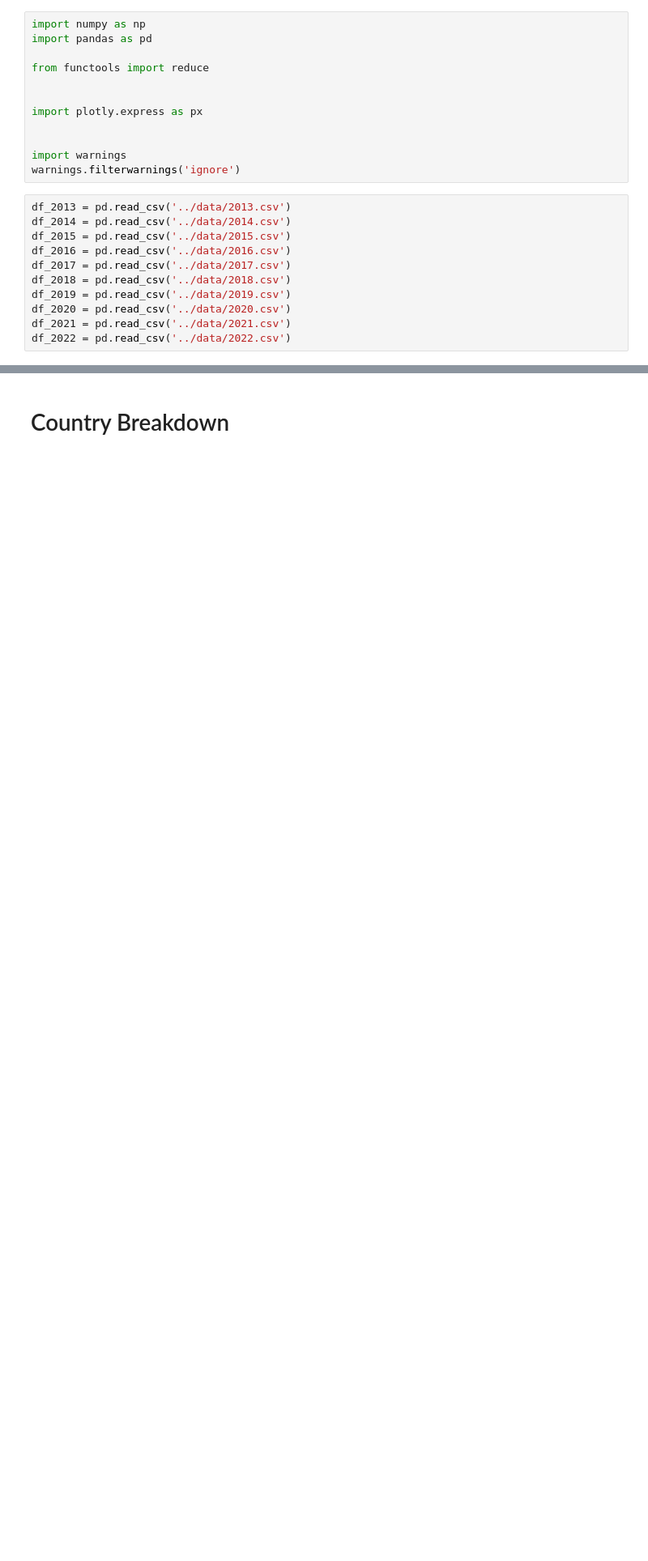
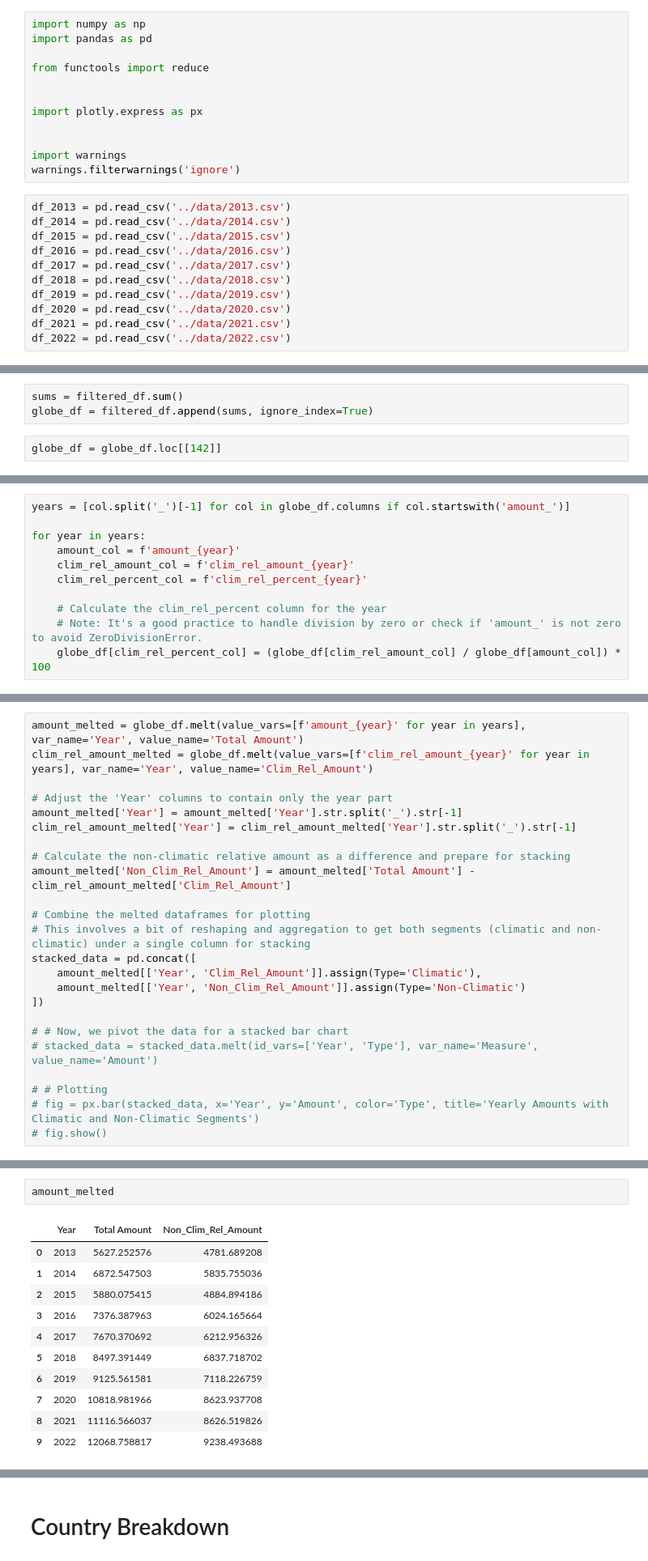
Before and after one commit to Samuel-Drewes/KlimaPortfolios, a Jupyter notebook: notebooks/first_play.ipynb, the cells around one changed output, grey strips where cells are left out. Shown at 81% size. Cells and saved outputs as stored; diff of their text form; blank space fills up the shorter version.

```diff
--- a/notebooks/first_play.ipynb
+++ b/notebooks/first_play.ipynb
@@ -45,0 +106,5 @@ for key, df in df_dictionary.items():
+# %%
+sums = filtered_df.sum()
+globe_df = filtered_df.append(sums, ignore_index=True)
+# %%
+globe_df = globe_df.loc[[142]]
@@ -45,0 +116,11 @@ for key, df in df_dictionary.items():
+# %%
+years = [col.split('_')[-1] for col in globe_df.columns if col.startswith('amount_')]
+
+for year in years:
+    amount_col = f'amount_{year}'
+    clim_rel_amount_col = f'clim_rel_amount_{year}'
+    clim_rel_percent_col = f'clim_rel_percent_{year}'
+
+    # Calculate the clim_rel_percent column for the year
+    # Note: It's a good practice to handle division by zero or check if 'amount_' is not zero to avoid ZeroDivisionError.
+    globe_df[clim_rel_percent_col] = (globe_df[clim_rel_amount_col] / globe_df[amount_col]) * 100
@@ -45,0 +170,24 @@ for key, df in df_dictionary.items():
+# %%
+amount_melted = globe_df.melt(value_vars=[f'amount_{year}' for year in years], var_name='Year', value_name='Total Amount')
+clim_rel_amount_melted = globe_df.melt(value_vars=[f'clim_rel_amount_{year}' for year in years], var_name='Year', value_name='Clim_Rel_Amount')
+
+# Adjust the 'Year' columns to contain only the year part
+amount_melted['Year'] = amount_melted['Year'].str.split('_').str[-1]
+clim_rel_amount_melted['Year'] = clim_rel_amount_melted['Year'].str.split('_').str[-1]
+
+# Calculate the non-climatic relative amount as a difference and prepare for stacking
+amount_melted['Non_Clim_Rel_Amount'] = amount_melted['Total Amount'] - clim_rel_amount_melted['Clim_Rel_Amount']
+
+# Combine the melted dataframes for plotting
+# This involves a bit of reshaping and aggregation to get both segments (climatic and non-climatic) under a single column for stacking
+stacked_data = pd.concat([
+    amount_melted[['Year', 'Clim_Rel_Amount']].assign(Type='Climatic'),
+    amount_melted[['Year', 'Non_Clim_Rel_Amount']].assign(Type='Non-Climatic')
+])
+
+# # Now, we pivot the data for a stacked bar chart
+# stacked_data = stacked_data.melt(id_vars=['Year', 'Type'], var_name='Measure', value_name='Amount')
+
+# # Plotting
+# fig = px.bar(stacked_data, x='Year', y='Amount', color='Type', title='Yearly Amounts with Climatic and Non-Climatic Segments')
+# fig.show()
@@ -45,0 +196,14 @@ for key, df in df_dictionary.items():
+# %%
+amount_melted
+# %% [output]
+|  | Year | Total Amount | Non_Clim_Rel_Amount |
+| 0 | 2013 | 5627.252576 | 4781.689208 |
+| 1 | 2014 | 6872.547503 | 5835.755036 |
+| 2 | 2015 | 5880.075415 | 4884.894186 |
+| 3 | 2016 | 7376.387963 | 6024.165664 |
+| 4 | 2017 | 7670.370692 | 6212.956326 |
+| 5 | 2018 | 8497.391449 | 6837.718702 |
+| 6 | 2019 | 9125.561581 | 7118.226759 |
+| 7 | 2020 | 10818.981966 | 8623.937708 |
+| 8 | 2021 | 11116.566037 | 8626.519826 |
+| 9 | 2022 | 12068.758817 | 9238.493688 |
```
Also changed, not shown: parts of 27 cells of this notebook, 2 other files.
